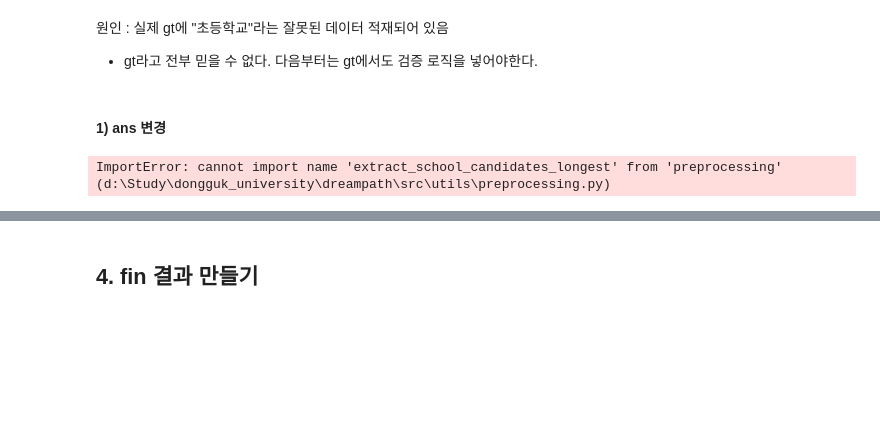
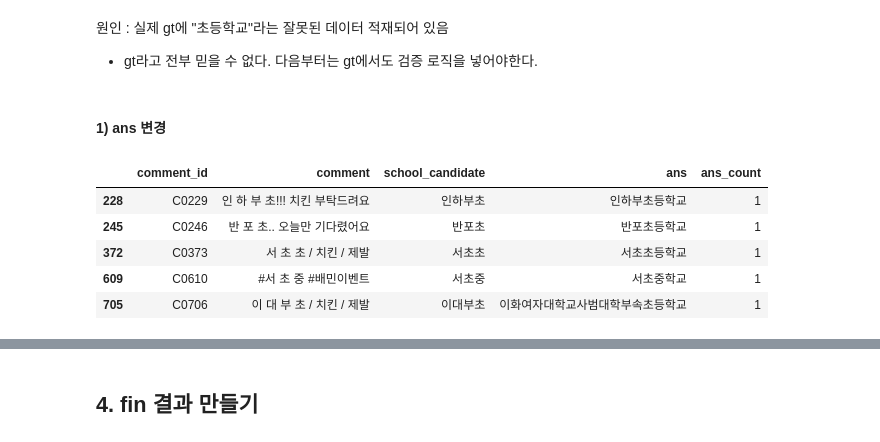
Before and after one commit to imadeit-gyuriPARK/Dongguk_dreampath, a Jupyter notebook: notebooks/4.1-gt-match.ipynb, the cells around one changed output, grey strips where cells are left out. Drawn from its saved outputs; the diff is of its cells as text; code cells hidden in the pictures; blank space fills up the shorter version.

```diff
--- a/notebooks/4.1-gt-match.ipynb
+++ b/notebooks/4.1-gt-match.ipynb
@@ -359,28 +359,30 @@ flagged[["comment_id", "comment_clean_1", "school_candidate", "ans"]]
 # %%
 from preprocessing import merge_spaced_syllables, extract_school_candidates_longest
 from utils import preprocess_candidate, apply_token_fixes
 
 # flagged(구조 검증 실패 목록, 6edb1139)를 직접 기준으로 씀 — ans_count==0을 기준으로 하면
 # 중간에 토큰 제거 셀을 안 거치고 처음부터 다시 실행했을 때 이 행들을 못 찾음
-TOKEN_FIXES = {
-    "서초등학교": "서초초등학교",
-    "인하대부속초등학교": "인하대학교부속초등학교",
-}
 JUNK_TOKENS = {"학교", "고등학교", "중학교", "최고등학교", "초등학교"}
 
 # extract_school_candidates_fallback(가장 짧은 매칭)이 아니라 extract_school_candidates_longest
 # (가장 긴 매칭)를 씀 — "서초중"/"이대부초"처럼 짧은 접미사("서초"/"이대")가 먼저 걸려서
-# 뒤에 이어지는 글자를 놓치는 문제 때문
+# 뒤에 이어지는 글자를 놓치는 문제 때문. longest 매칭을 쓰면 애초에 통째로 뽑혀서
+# TOKEN_FIXES(서초등학교->서초초등학교 등)가 필요했던 케이스 자체가 안 생김
 merged = flagged["comment_clean_1"].apply(merge_spaced_syllables)
 new_school_candidate = merged.apply(extract_school_candidates_longest)
 new_preprocessed = new_school_candidate.apply(lambda s: preprocess_candidate(s, alias_to_canonical))
-new_ans = new_preprocessed.apply(lambda s: apply_token_fixes(s, TOKEN_FIXES, JUNK_TOKENS))
+new_ans = new_preprocessed.apply(lambda s: apply_token_fixes(s, {}, JUNK_TOKENS))
 
 df.loc[flagged.index, "school_candidate"] = new_school_candidate
 df.loc[flagged.index, "preprocessed_candidate"] = new_preprocessed
 df.loc[flagged.index, "ans"] = new_ans
 df.loc[flagged.index, "ans_count"] = new_ans.apply(lambda s: len(s.split()) if s else 0)
 
 df.loc[flagged.index, ["comment_id", "comment", "school_candidate", "ans", "ans_count"]]
 # %% [output]
-ImportError: cannot import name 'extract_school_candidates_longest' from 'preprocessing' (d:\Study\dongguk_university\dreampath\src\utils\preprocessing.py)
+|  | comment_id | comment | school_candidate | ans | ans_count |
+| 228 | C0229 | 인 하 부 초!!! 치킨 부탁드려요 | 인하부초 | 인하부초등학교 | 1 |
+| 245 | C0246 | 반 포 초.. 오늘만 기다렸어요 | 반포초 | 반포초등학교 | 1 |
+| 372 | C0373 | 서 초 초 / 치킨 / 제발 | 서초초 | 서초초등학교 | 1 |
+| 609 | C0610 | #서 초 중 #배민이벤트 | 서초중 | 서초중학교 | 1 |
+| 705 | C0706 | 이 대 부 초 / 치킨 / 제발 | 이대부초 | 이화여자대학교사범대학부속초등학교 | 1 |
```
Also changed, not shown: parts of 2 cells of this notebook, 3 other files.
